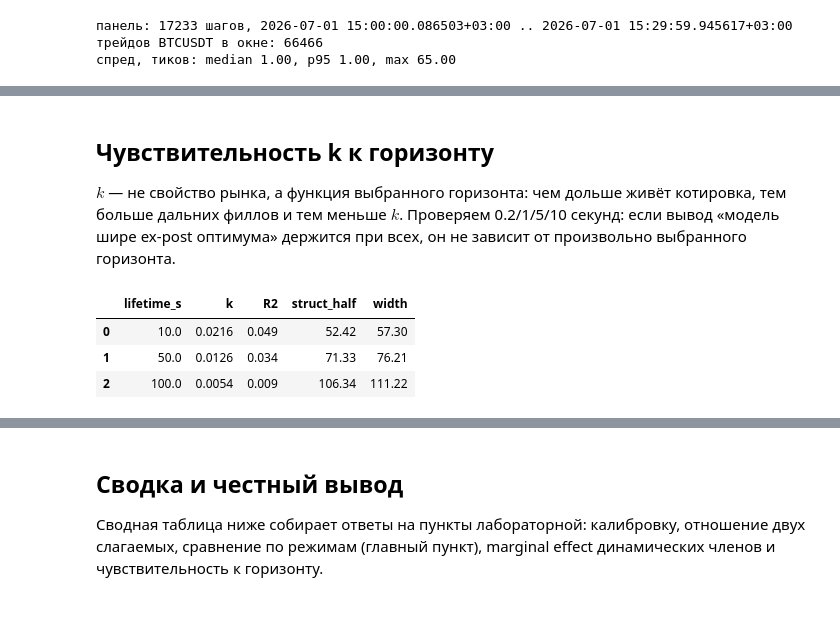
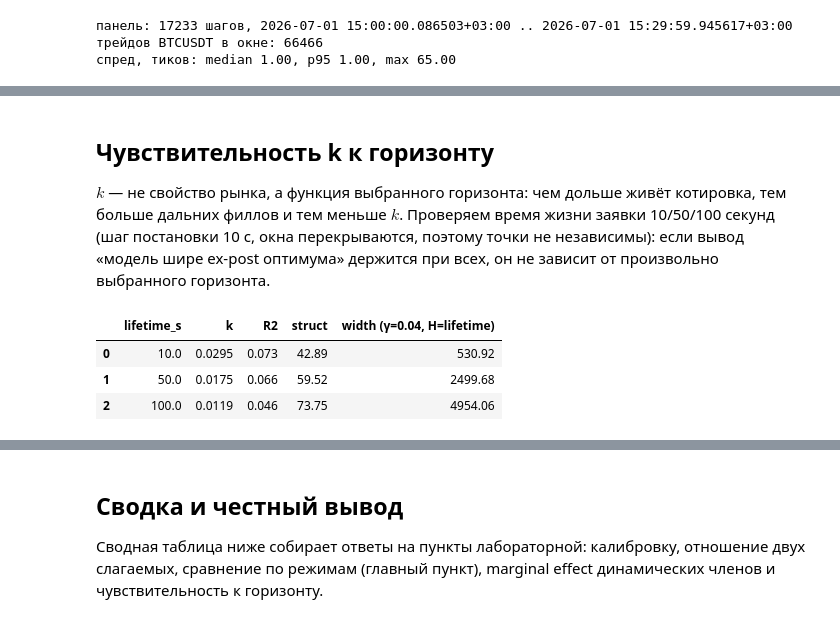
Before and after one commit to KotovBoris/hft-bootcamp, a Jupyter notebook: hw15.ipynb, the cells around one changed output, grey strips where cells are left out. Cells and saved outputs as stored; diff of their text form; code cells hidden in the pictures.

```diff
--- a/hw15.ipynb
+++ b/hw15.ipynb
@@ -154,14 +181,18 @@ fill rate и средний markout по режиму и расстоянию:
 # %%
-cal = fills.groupby('d').filled.mean().reset_index()
-slope, intercept, r2, pval, se = st.linregress(cal.d, np.log(cal.filled))
-k_hat = -slope; A_hat = np.exp(intercept)
-print('A = %.3f, k = %.4f per tick, R² = %.3f (p=%.3g)' % (A_hat, k_hat, r2**2, pval))
-print('fill rate:', {int(d): round(float(f), 3) for d, f in zip(cal.d, cal.filled)})
+cal = fills.groupby('d').p.mean().reset_index()          # ожидаемый fill rate по расстоянию (без шума розыгрыша)
+cal = cal[cal.p > 0]
+slope, intercept, rv, pval, se = st.linregress(cal.d, np.log(cal.p))
+k_hat = -slope; A_hat = np.exp(intercept); r2 = rv**2
+print('все d:    A = %.3f, k = %.4f per tick, R² = %.3f (p=%.3g)' % (A_hat, k_hat, r2, pval))
+c2 = cal[cal.d >= 2]
+sl2, ic2, rv2, pv2, se2 = st.linregress(c2.d, np.log(c2.p))
+print('только d>=2: k = %.4f per tick, R² = %.3f (p=%.2f)  <- без точки на touch зависимость от расстояния исчезает' % (-sl2, rv2**2, pv2))
+print('fill rate:', {int(d): round(float(f), 4) for d, f in zip(cal.d, cal.p)})
 fig, ax = plt.subplots(figsize=(7, 3.2))
-ax.scatter(cal.d, cal.filled, color='#1f4e79', zorder=3, label='fill rate')
+ax.scatter(cal.d, cal.p, color='#1f4e79', zorder=3, label='fill rate (ожидаемый)')
 dd = np.linspace(1, max(DELTAS), 100)
 ax.plot(dd, A_hat*np.exp(-k_hat*dd), color='#c0504d', lw=1.2, label=r'$A e^{-k d}$ fit')
 ax.set_xlabel('distance from touch, ticks'); ax.set_ylabel('fill rate per 10 s order')
-ax.set_title('Fill rate vs distance: log-linear fit, $R^2$=%.2f' % (r2**2)); ax.legend()
+ax.set_title('Fill rate vs distance: log-linear fit, $R^2$=%.2f' % r2); ax.legend()
 plt.tight_layout(); plt.show()
 # %% [output]
@@ -278,24 +469,25 @@ reg
 # %% [markdown]
 ## Чувствительность k к горизонту
 
-$k$ — не свойство рынка, а функция выбранного горизонта: чем дольше живёт котировка, тем больше дальних филлов и тем меньше $k$. Проверяем 0.2/1/5/10 секунд: если вывод «модель шире ex-post оптимума» держится при всех, он не зависит от произвольно выбранного горизонта.
+$k$ — не свойство рынка, а функция выбранного горизонта: чем дольше живёт котировка, тем больше дальних филлов и тем меньше $k$. Проверяем время жизни заявки 10/50/100 секунд (шаг постановки 10 с, окна перекрываются, поэтому точки не независимы): если вывод «модель шире ex-post оптимума» держится при всех, он не зависит от произвольно выбранного горизонта.
 # %%
-sweep=[]
+sweep = []
 for life in [100, 500, 1000]:
     f = build_fill_log(lifetime=life, step=100)
-    c = f.groupby('d').filled.mean().reset_index()
-    c = c[c.filled > 0]
+    c = f.groupby('d').p.mean().reset_index()
+    c = c[c.p > 0]
     if len(c) >= 3:
-        sl,ic,r2s,pv,se2 = st.linregress(c.d, np.log(c.filled))
-        kk=-sl; st_half=(2/GAMMA)*np.log(1+GAMMA/kk) if kk>0 else np.nan
+        sl, ic, rr_, pv, se_ = st.linregress(c.d, np.log(c.p))
+        kk = -sl; st_half = (2/GAMMA)*np.log(1 + GAMMA/kk) if kk > 0 else np.nan
+        r2s = rr_**2
     else:
         kk, r2s, st_half = np.nan, np.nan, np.nan
-    sweep.append({'lifetime_s': life/10, 'k': round(kk,4), 'R2': round(r2s**2,3),
-                  'struct_half': round(st_half,2) if np.isfinite(st_half) else np.nan,
-                  'width': round(st_half+GAMMA*sig_all**2*T,2) if np.isfinite(st_half) else np.nan})
+    sweep.append({'lifetime_s': life/10, 'k': round(kk, 4), 'R2': round(r2s, 3),
+                  'struct': round(st_half, 2) if np.isfinite(st_half) else np.nan,
+                  'width (γ=0.04, H=lifetime)': round(st_half + GAMMA*sig_all**2*life, 2) if np.isfinite(st_half) else np.nan})
 display(pd.DataFrame(sweep))
 # %% [output]
-|  | lifetime_s | k | R2 | struct_half | width |
-| 0 | 10.0 | 0.0216 | 0.049 | 52.42 | 57.30 |
-| 1 | 50.0 | 0.0126 | 0.034 | 71.33 | 76.21 |
-| 2 | 100.0 | 0.0054 | 0.009 | 106.34 | 111.22 |
+|  | lifetime_s | k | R2 | struct | width (γ=0.04, H=lifetime) |
+| 0 | 10.0 | 0.0295 | 0.073 | 42.89 | 530.92 |
+| 1 | 50.0 | 0.0175 | 0.066 | 59.52 | 2499.68 |
+| 2 | 100.0 | 0.0119 | 0.046 | 73.75 | 4954.06 |
```
Also changed, not shown: parts of 23 cells of this notebook.
